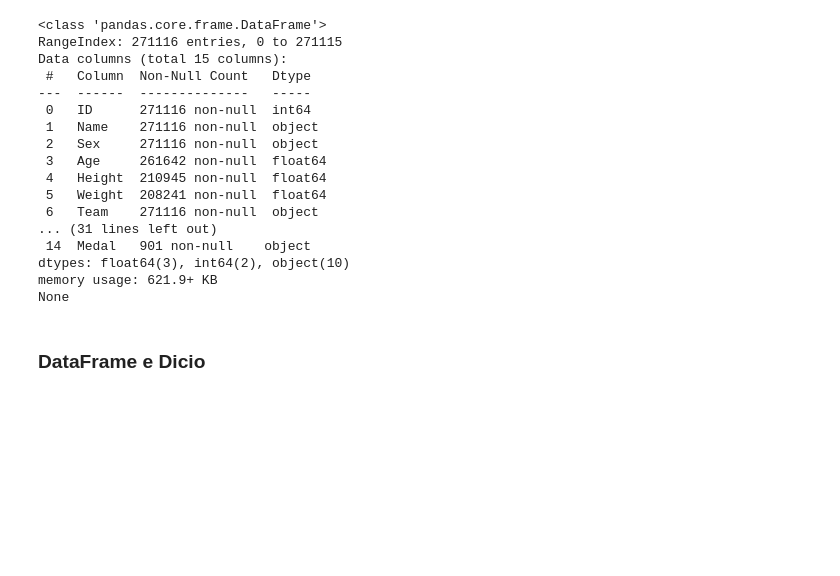
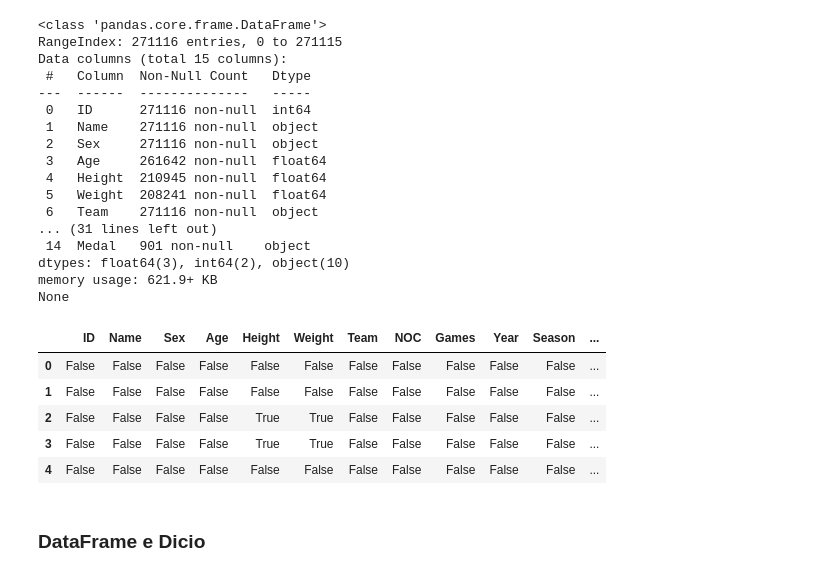
Before and after one commit to calgns/pandas-basico, a Jupyter notebook: pd.ipynb, the cells around one changed output. Cells and saved outputs as stored; diff of their text form; code cells hidden in the pictures; blank space fills up the shorter version.

Commit message:
isnull e comentarios sobre series e dataframe

```diff
--- a/pd.ipynb
+++ b/pd.ipynb
@@ -202,6 +212,16 @@ Data columns (total 15 columns):
 dtypes: float64(3), int64(2), object(10)
 memory usage: 621.9+ KB
 None
+# %%
+se isnull = True então significa que há va
+df.isnull().head()
+# %% [output]
+|  | ID | Name | Sex | Age | Height | Weight | Team | NOC | Games | Year | Season | ... |
+| 0 | False | False | False | False | False | False | False | False | False | False | False | ... |
+| 1 | False | False | False | False | False | False | False | False | False | False | False | ... |
+| 2 | False | False | False | False | True | True | False | False | False | False | False | ... |
+| 3 | False | False | False | False | True | True | False | False | False | False | False | ... |
+| 4 | False | False | False | False | False | False | False | False | False | False | False | ... |
 # %% [markdown]
 ###  DataFrame e Dicio
 # %%
```
Also changed, not shown: parts of 3 cells of this notebook.
